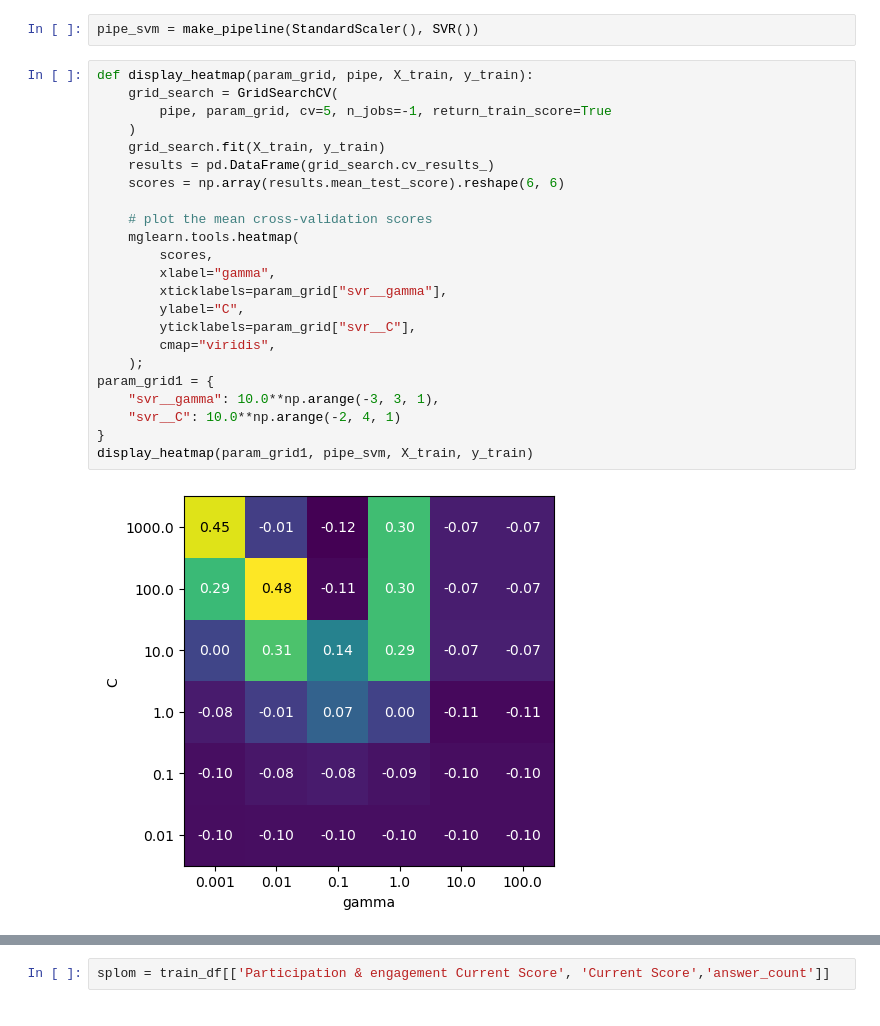
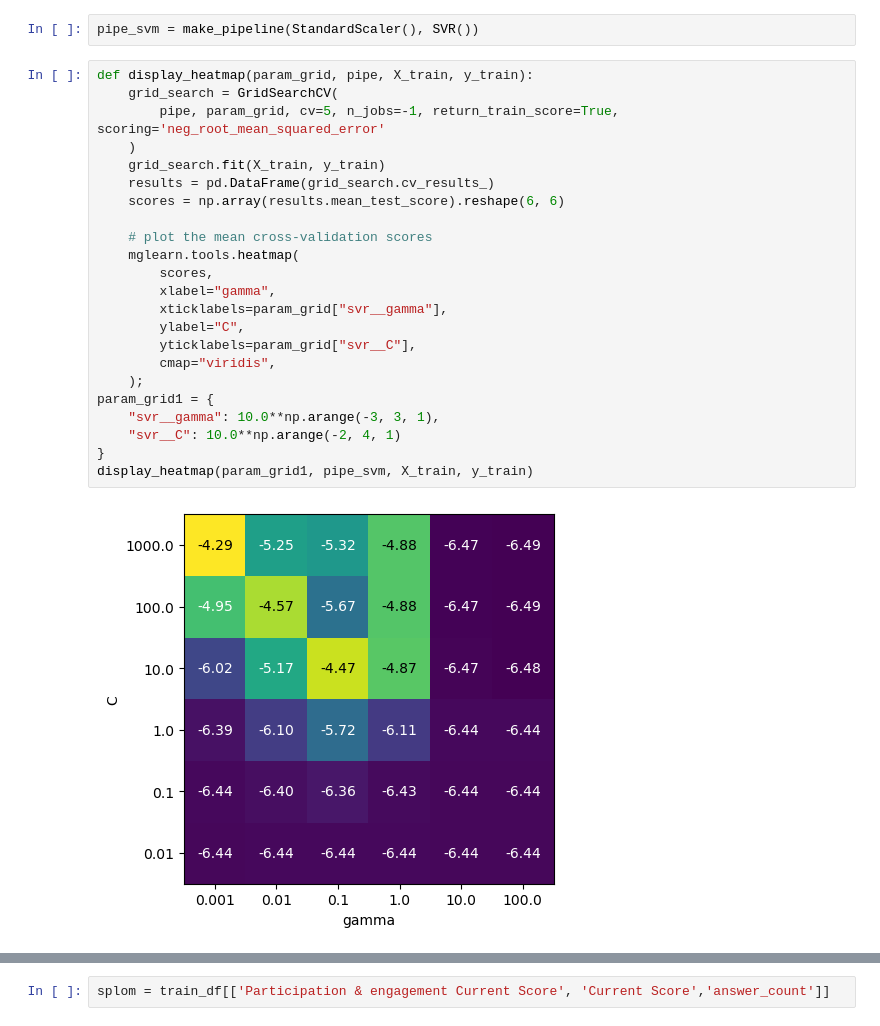
Before and after one commit to UBC-LA-Hackathon/hack-la-2022, a Jupyter notebook: main.ipynb, the cells around one changed output, grey strips where cells are left out. Saved outputs shown, nothing was run; the diff lists cells and outputs as text.

```diff
--- a/main.ipynb
+++ b/main.ipynb
@@ -128,28 +141,28 @@ pipe_svm = make_pipeline(StandardScaler(), SVR())
 # %%
 def display_heatmap(param_grid, pipe, X_train, y_train):
     grid_search = GridSearchCV(
-        pipe, param_grid, cv=5, n_jobs=-1, return_train_score=True
+        pipe, param_grid, cv=5, n_jobs=-1, return_train_score=True, scoring='neg_root_mean_squared_error'
     )
     grid_search.fit(X_train, y_train)
     results = pd.DataFrame(grid_search.cv_results_)
     scores = np.array(results.mean_test_score).reshape(6, 6)
 
     # plot the mean cross-validation scores
     mglearn.tools.heatmap(
         scores,
         xlabel="gamma",
         xticklabels=param_grid["svr__gamma"],
         ylabel="C",
         yticklabels=param_grid["svr__C"],
         cmap="viridis",
     );
 param_grid1 = {
     "svr__gamma": 10.0**np.arange(-3, 3, 1),
     "svr__C": 10.0**np.arange(-2, 4, 1)
 }
 display_heatmap(param_grid1, pipe_svm, X_train, y_train)
 # %% [output]
-[figure, old version]
+[figure, new version]
 # %%
 grid_search = GridSearchCV(
         pipe_svm, param_grid1, cv=5, n_jobs=-1, return_train_score=True
```
Also changed, not shown: parts of 38 cells of this notebook, 2 other files.
